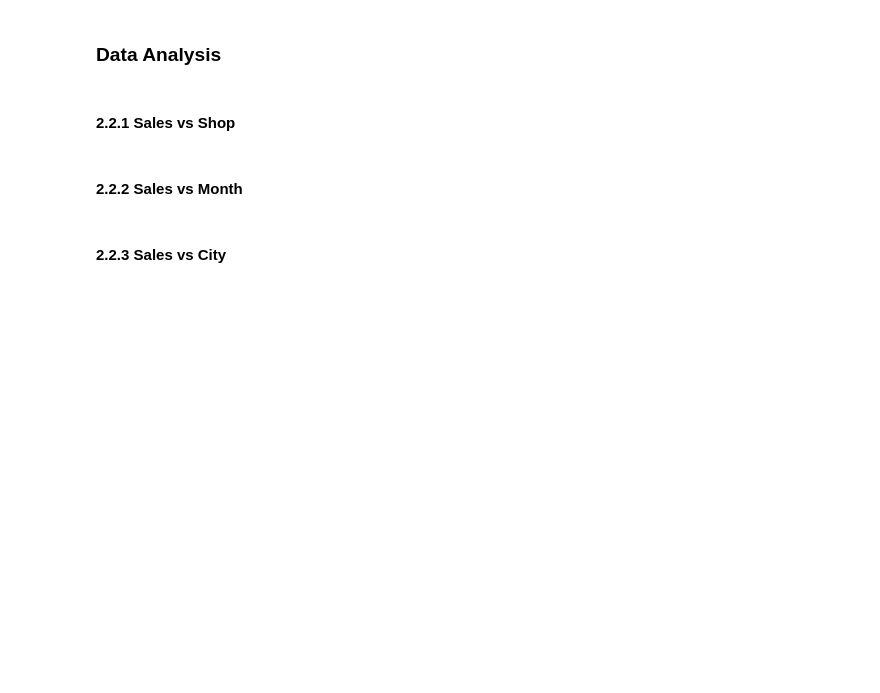
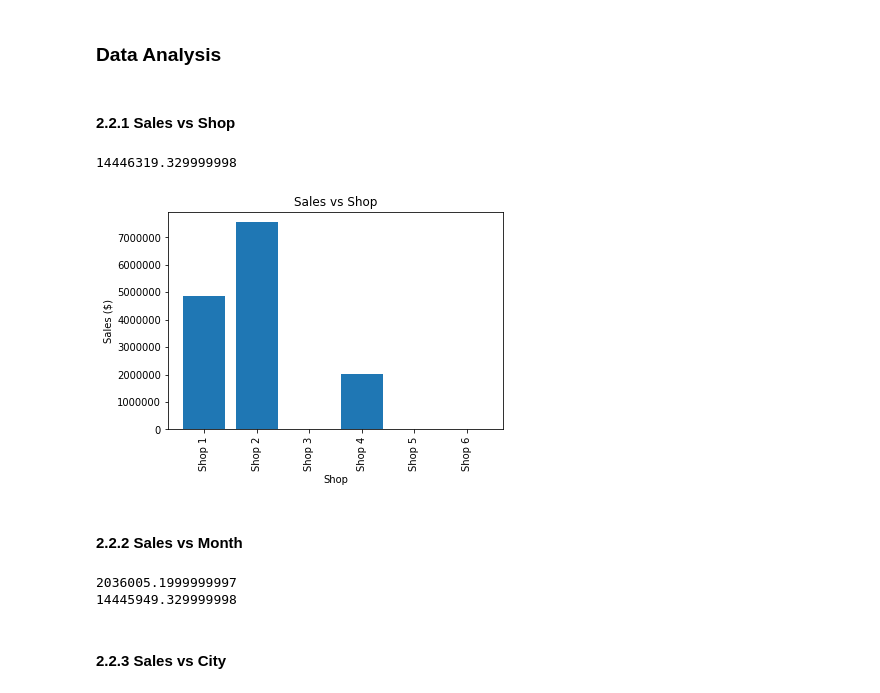
Before and after one commit to sebaahoue/Master-MSE---labos, a Jupyter notebook: DataMgmt/lab4/work/index.ipynb, the cells around one changed output. Cells and saved outputs as stored; diff of their text form; code cells hidden in the pictures; blank space fills up the shorter version.

Commit message:
ajout de certains graphiques

```diff
--- a/DataMgmt/lab4/work/index.ipynb
+++ b/DataMgmt/lab4/work/index.ipynb
@@ -107,18 +149,52 @@ df_shop6
 # %% [markdown]
 #### 2.2.1 Sales vs Shop
 # %%
+shops_list = [df_shop1, df_shop2, df_shop3, df_shop4, df_shop5, df_shop6]
 shops = ['Shop 1', 'Shop 2', 'Shop 3', 'Shop 4', 'Shop 5', 'Shop 6']
-sales = [200, 150, 100, 170, 220, 50]
+sales = [(df_shop1['Price Each']*df_shop1['Quantity Ordered']).sum(), (df_shop2['Price Each']*df_shop2['Quantity Ordered']).sum(), 100, (df_shop4['Price Each']*df_shop4['Quantity Ordered']).sum(), 220, 50]
+# sales = [(i['Price Each']*i['Quantity Ordered']).sum() for i in shops_list]
+print(sum(sales))
 
 plt.bar(shops, sales)
 plt.xticks(shops, rotation="vertical")
 plt.ticklabel_format(style='plain', axis='y')
 plt.title('Sales vs Shop', color='black')
 plt.ylabel('Sales ($)')
 plt.xlabel('Shop')
 plt.show()
+# %% [output]
+14446319.329999998
+[figure, added]
 # %% [markdown]
 #### 2.2.2 Sales vs Month
+# %%
+##MARCHE PAS ENCORE
+
+shops_list = [df_shop1, df_shop2, df_shop4]
+month = ['January', 'February', 'March', 'April', 'May', 'June', 'July', 'August', 'September', 'October', 'November', 'December']
+sales = [0] * len(month)
+test = [0] * len(shops_list)
+j = 0
+for shop in shops_list:
+    test[j] = (shop['Price Each']*shop['Quantity Ordered']).sum()
+    for i in range(len(month)):
+        tmp_df = shop[pd.to_datetime(shop['Order Date']).dt.strftime('%B') == month[i]]
+        sales[i]  = (tmp_df['Price Each']*tmp_df['Quantity Ordered']).sum()
+    j+=1
+print(sum(sales))
+print(sum(test))
+
+# sales = [df_shop1['Order Date'].dt.month==, (df_shop2['Price Each']*df_shop2['Quantity Ordered']).sum(), 100, (df_shop4['Price Each']*df_shop4['Quantity Ordered']).sum(), 220, 50]
+
+# plt.bar(shops, sales)
+# plt.xticks(shops, rotation="vertical")
+# plt.ticklabel_format(style='plain', axis='y')
+# plt.title('Sales vs Shop', color='black')
+# plt.ylabel('Sales ($)')
+# plt.xlabel('Shop')
+# %% [output]
+2036005.1999999997
+14445949.329999998
 # %% [markdown]
 #### 2.2.3 Sales vs City
 # %% [markdown]
```
Also changed, not shown: parts of 4 cells of this notebook.
